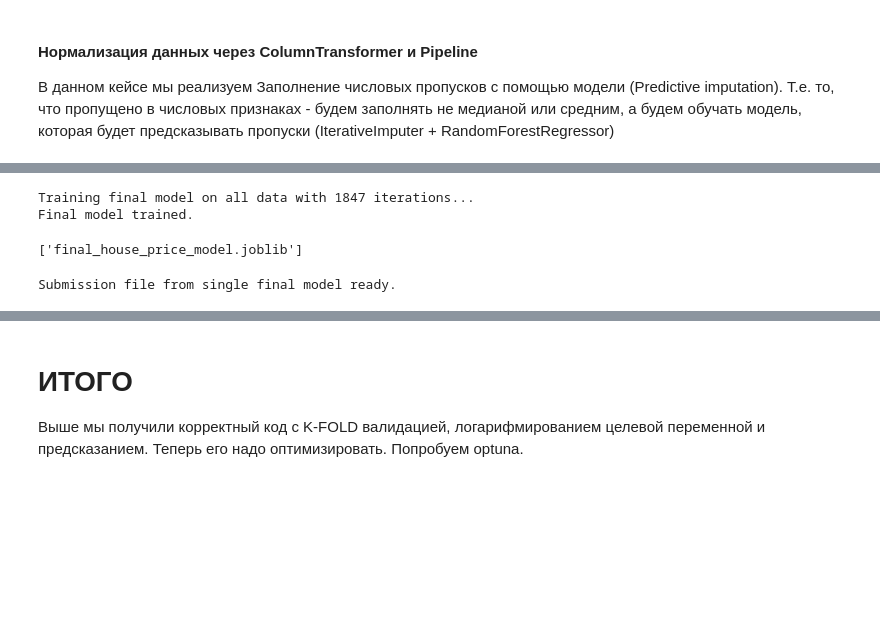
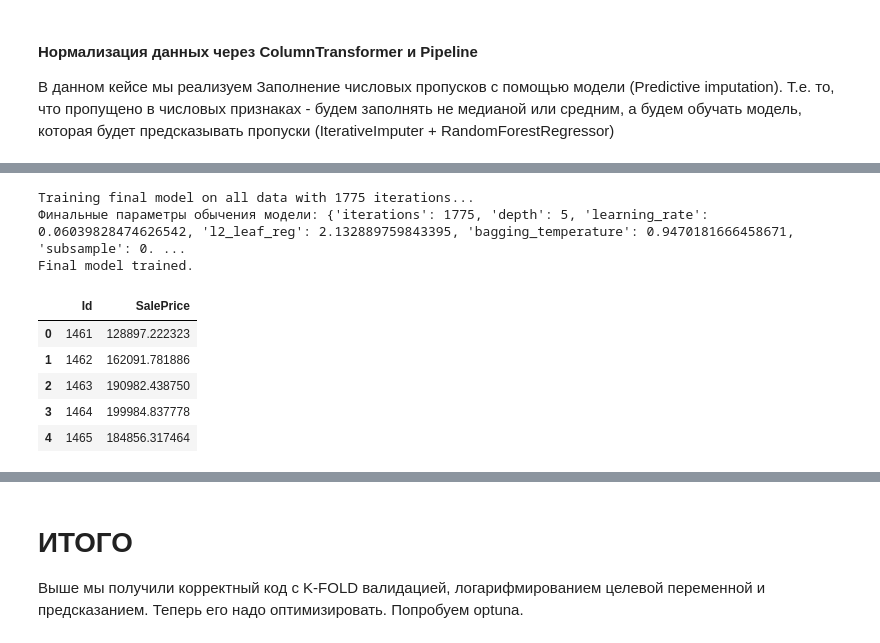
Before and after one commit to UNREALre/ML-experiments, a Jupyter notebook: kaggle/housing_prices/final_clean_version_v2.ipynb, the cells around one changed output, grey strips where cells are left out. Drawn from its saved outputs; the diff is of its cells as text; code cells hidden in the pictures; blank space fills up the shorter version.

Commit message:
TabFPN эксперимент. Эксперименты с catboost и KFOLD.

```diff
--- a/kaggle/housing_prices/final_clean_version_v2.ipynb
+++ b/kaggle/housing_prices/final_clean_version_v2.ipynb
@@ -156,9 +155,9 @@ def make_feature_eng_great_again(train_X_in, test_X_in):
     print(f"Columns identified for logging: {cols_to_log_list}")
 
     # 3. Логарифмируем (используя ОДИН и тот же список)
-    # train_X = log_features(train_X, cols_to_log_list)
-    # test_X = log_features(test_X, cols_to_log_list)
-    # print("Log transform applied.")
+    train_X = log_features(train_X, cols_to_log_list)
+    test_X = log_features(test_X, cols_to_log_list)
+    print("Log transform applied.")
 
     # 4. Согласуем и сортируем колонки ПОСЛЕ всех манипуляций
     final_feature_cols = sorted(train_X.columns.tolist()) # Сортируем для стабильности
@@ -169,7 +168,7 @@ def make_feature_eng_great_again(train_X_in, test_X_in):
     return train_X, test_X
 # %%
 # Вызываем функцию с правильными данными (X, X_test)
-# X, X_test = make_feature_eng_great_again(X, X_test)
+X, X_test = make_feature_eng_great_again(X, X_test)
 
 print("\nProcessing complete. Final shapes:")
 print(f"X_processed: {X.shape}")
@@ -304,7 +286,7 @@ plt.show()
 ## 3. Обучаем модель с CV и корректируя данные
 # %%
 # --- Логарифмирование целевой переменной ---
-# y_log = np.log1p(y)
+y_log = np.log1p(y)
 # %% [markdown]
 #### Нормализация данных через ColumnTransformer и Pipeline
 В данном кейсе мы реализуем Заполнение числовых пропусков с помощью модели (Predictive imputation). Т.е. то, что пропущено в числовых признаках - будем заполнять не медианой или средним, а будем обучать модель, которая будет предсказывать пропуски (IterativeImputer + RandomForestRegressor)
@@ -520,30 +493,36 @@ Mean best iteration: 187
 # %%
-# --- Опционально: Финальное обучение на всех данных ---
-# Можно попробовать сделать результаты еще и так
-final_iterations = int(np.mean(fold_best_iterations)) # Берем среднее по фолдам
+# На прошлом шаге мы сделали KFOLD обучение, если довольны метриками, то получаем лучшую итерацию и обучаем финальную модель на ВСЕХ данных.
+
+final_iterations = catboost_params['iterations']  # optuna нашла уже лучшие параметры
 print(f"\nTraining final model on all data with {final_iterations} iterations...")
+
 final_catboost_params = catboost_params.copy()
 final_catboost_params['iterations'] = final_iterations
-# Убираем early stopping для финального обучения
-if 'early_stopping_rounds' in final_catboost_params:
-    del final_catboost_params['early_stopping_rounds']
+final_catboost_params.pop('early_stopping_rounds', None)  # Убираем early stopping для финального обучения
+print(f"Финальные параметры обычения модели: {final_catboost_params}")
 
 final_model_pipeline = Pipeline([
     ('preprocessing', preprocessor),
     ('model', CatBoostRegressor(**final_catboost_params))
 ])
 
-final_model_pipeline.fit(X, y)
+final_model_pipeline.fit(X, y_log)
 print("Final model trained.")
 # %% [output]
-Training final model on all data with 1847 iterations...
+Training final model on all data with 1775 iterations...
+Финальные параметры обычения модели: {'iterations': 1775, 'depth': 5, 'learning_rate': 0.06039828474626542, 'l2_leaf_reg': 2.132889759843395, 'bagging_temperature': 0.9470181666458671, 'subsample': 0. ...
 Final model trained.
-['final_house_price_model.joblib']
 # %%
-# Предсказание на тесте финальной моделью (альтернатива усреднению)
-final_test_pred_single_model = final_model_pipeline.predict(X_test)
+# Предсказание на тест данных для сабмишна
+final_test_pred_log_single_model = final_model_pipeline.predict(X_test)
+final_test_pred_single_model = np.expm1(final_test_pred_log_single_model)
 submission_single = pd.DataFrame({'Id': test_data['Id'], 'SalePrice': final_test_pred_single_model})
-submission_single.to_csv('submission_final_v2.csv', index=False)
-print("\nSubmission file from single final model ready.")
+submission_single.to_csv('submission_final_kfold_with_log_v21.csv', index=False)
+submission_single.head()
 # %% [output]
-Submission file from single final model ready.
+|  | Id | SalePrice |
+| 0 | 1461 | 128897.222323 |
+| 1 | 1462 | 162091.781886 |
+| 2 | 1463 | 190982.438750 |
+| 3 | 1464 | 199984.837778 |
+| 4 | 1465 | 184856.317464 |
```
Also changed, not shown: parts of 16 cells of this notebook, 9 other files.
